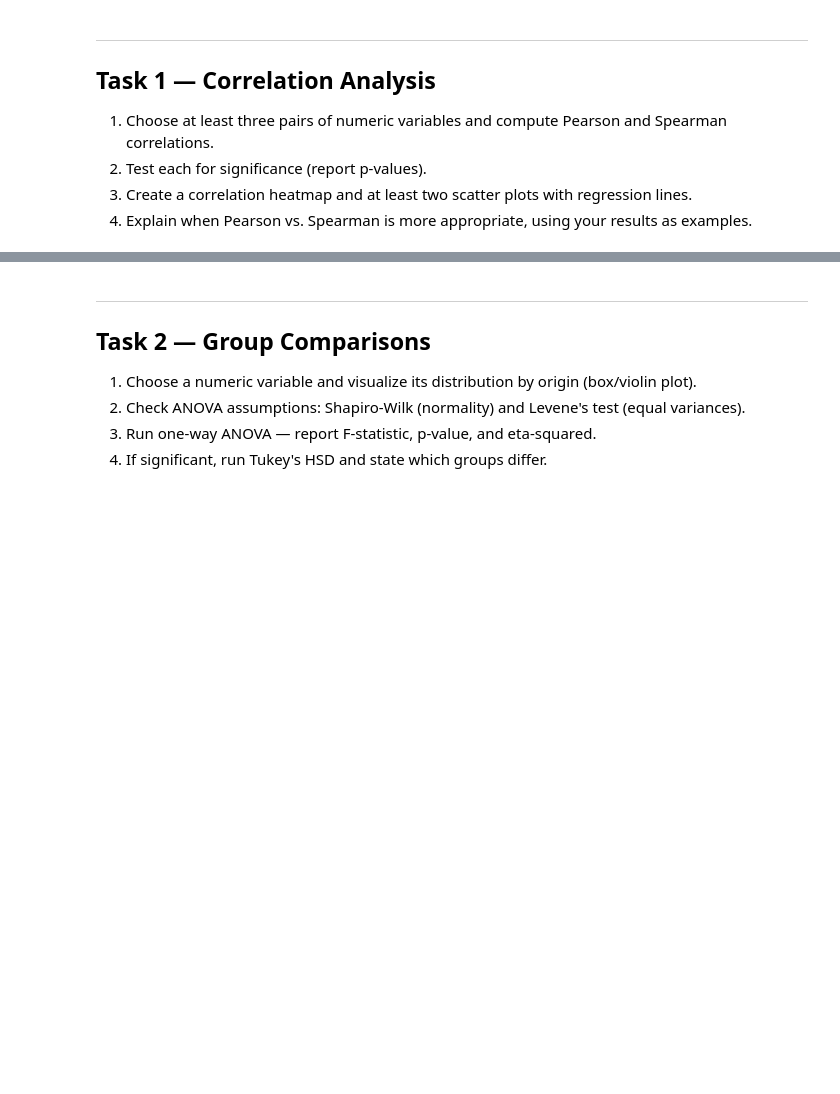
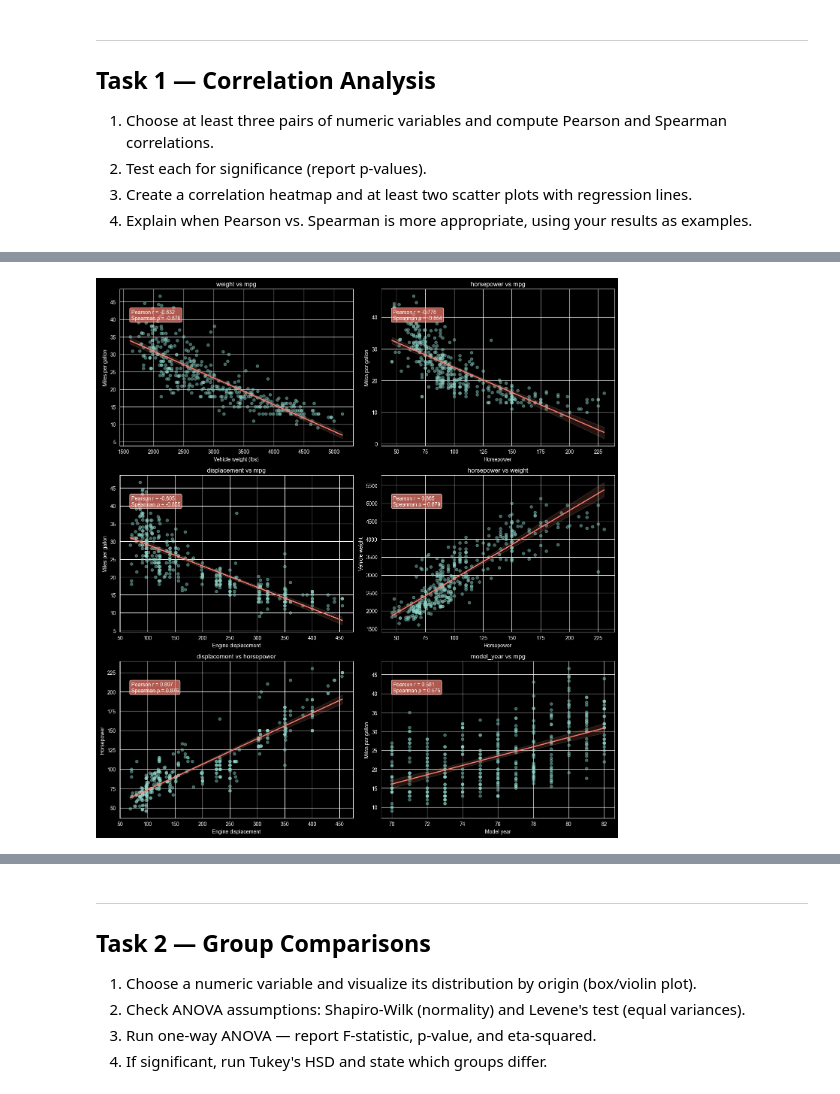
Before and after one commit to Data-AI-IDDA/m3-13-assessment, a Jupyter notebook: m3-13-assessment.ipynb, the cells around one changed output, grey strips where cells are left out. Saved outputs shown, nothing was run; the diff lists cells and outputs as text; code cells hidden in the pictures; blank space fills up the shorter version.

```diff
--- a/m3-13-assessment.ipynb
+++ b/m3-13-assessment.ipynb
@@ -45,0 +133,40 @@ Your answer here…
+# %%
+fig, axes = plt.subplots(3, 2, figsize=(14, 15))
+
+plot_pairs = [
+    ("weight",       "mpg",         "Vehicle weight (lbs)",        "Miles per gallon"),
+    ("horsepower",   "mpg",         "Horsepower",                  "Miles per gallon"),
+    ("displacement", "mpg",         "Engine displacement",         "Miles per gallon"),
+    ("horsepower",   "weight",      "Horsepower",                  "Vehicle weight"),
+    ("displacement", "horsepower",  "Engine displacement",         "Horsepower"),
+    ("model_year",   "mpg",         "Model year",                  "Miles per gallon"),
+]
+
+axes = axes.flatten()
+
+for ax, (x_col, y_col, x_label, y_label) in zip(axes, plot_pairs):
+    r_p, _ = stats.pearsonr(mpg[x_col], mpg[y_col])
+    r_s, _ = stats.spearmanr(mpg[x_col], mpg[y_col])
+
+    sns.regplot(
+        data=mpg, x=x_col, y=y_col,
+        ax=ax,
+        scatter_kws={"alpha": 0.45, "s": 30},
+        line_kws={"lw": 2, "color" : "salmon"},
+    )
+
+    ax.set_xlabel(x_label)
+    ax.set_ylabel(y_label)
+    ax.set_title(f"{x_col} vs {y_col}")
+
+    ax.annotate(
+        f"Pearson r = {r_p:.3f}\nSpearman ρ = {r_s:.3f}",
+        xy=(0.05, 0.87), xycoords="axes fraction",
+        fontsize=10, va="top",
+        bbox=dict(boxstyle="round,pad=0.3", fc="salmon", alpha=0.7),
+    )
+
+plt.tight_layout()
+plt.show()
+# %% [output]
+[figure, added]
```
Also changed, not shown: parts of 41 cells of this notebook, 1 other file.
